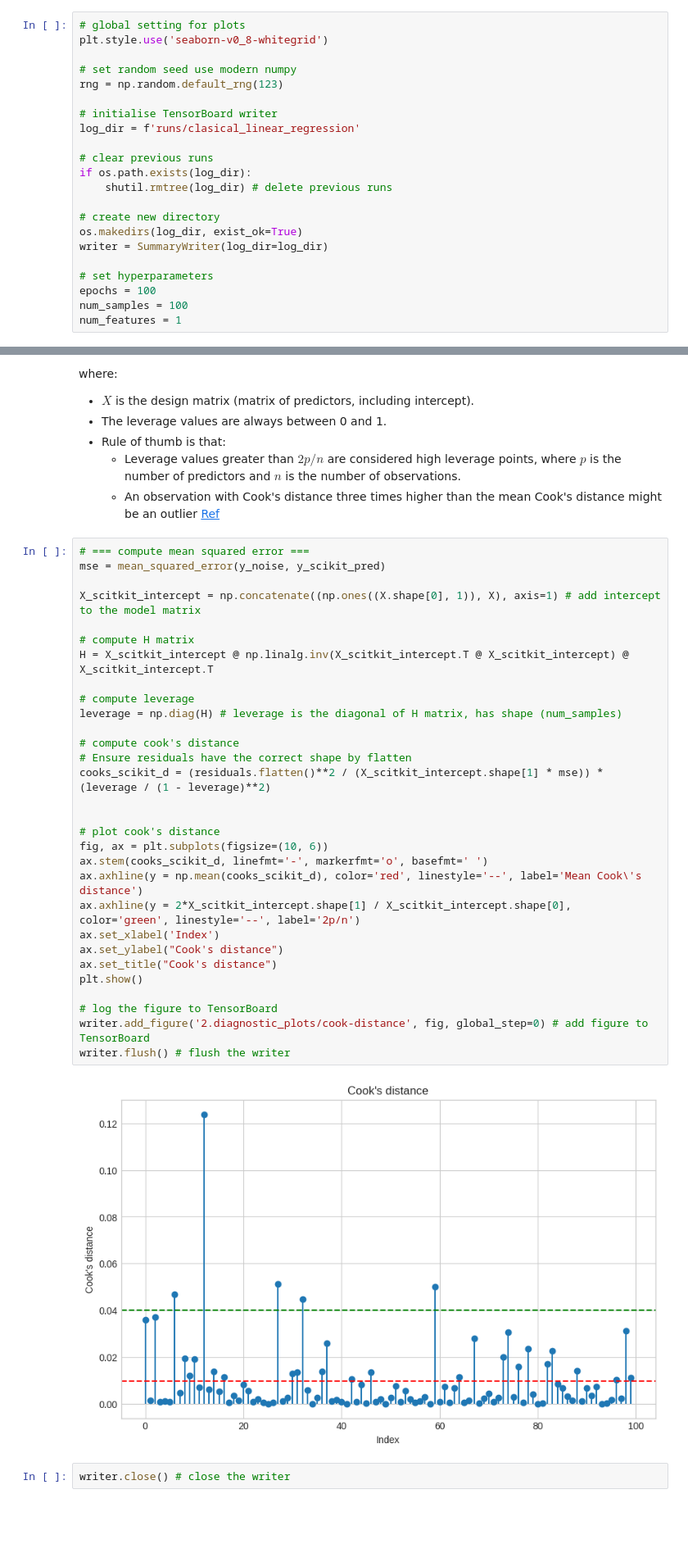
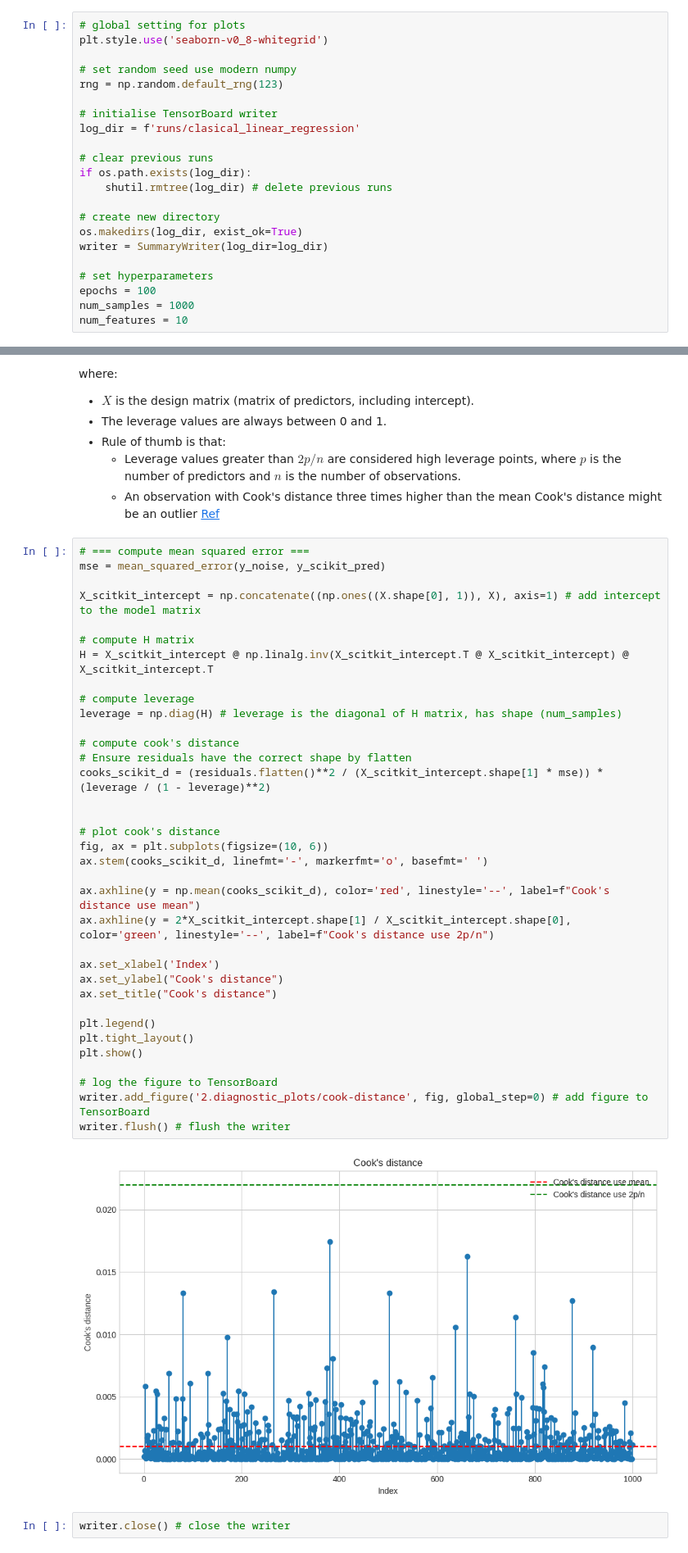
Before and after one commit to ant-analytics/torch-playground, a Jupyter notebook: notebooks/5.0-ant-classical-model-linear.ipynb, the cells around one changed output, grey strips where cells are left out. Shown at 82% size. Cells and saved outputs as stored; diff of their text form; blank space fills up the shorter version.

```diff
--- a/notebooks/5.0-ant-classical-model-linear.ipynb
+++ b/notebooks/5.0-ant-classical-model-linear.ipynb
@@ -27,8 +27,8 @@ writer = SummaryWriter(log_dir=log_dir)
 
 # set hyperparameters
 epochs = 100
-num_samples = 100
-num_features = 1
+num_samples = 1000
+num_features = 10
 # %%
 # scikit-learn library
 from sklearn.preprocessing import add_dummy_feature
@@ -235,34 +236,39 @@ where:
 # %%
 # === compute mean squared error ===
 mse = mean_squared_error(y_noise, y_scikit_pred)
 
 X_scitkit_intercept = np.concatenate((np.ones((X.shape[0], 1)), X), axis=1) # add intercept to the model matrix
 
 # compute H matrix
 H = X_scitkit_intercept @ np.linalg.inv(X_scitkit_intercept.T @ X_scitkit_intercept) @ X_scitkit_intercept.T
 
 # compute leverage
 leverage = np.diag(H) # leverage is the diagonal of H matrix, has shape (num_samples)
 
 # compute cook's distance
 # Ensure residuals have the correct shape by flatten
 cooks_scikit_d = (residuals.flatten()**2 / (X_scitkit_intercept.shape[1] * mse)) * (leverage / (1 - leverage)**2)
 
 
 # plot cook's distance
 fig, ax = plt.subplots(figsize=(10, 6))
 ax.stem(cooks_scikit_d, linefmt='-', markerfmt='o', basefmt=' ')
-ax.axhline(y = np.mean(cooks_scikit_d), color='red', linestyle='--', label='Mean Cook\'s distance')
-ax.axhline(y = 2*X_scitkit_intercept.shape[1] / X_scitkit_intercept.shape[0], color='green', linestyle='--', label='2p/n')
+
+ax.axhline(y = np.mean(cooks_scikit_d), color='red', linestyle='--', label=f"Cook's distance use mean")
+ax.axhline(y = 2*X_scitkit_intercept.shape[1] / X_scitkit_intercept.shape[0], color='green', linestyle='--', label=f"Cook's distance use 2p/n")
+
 ax.set_xlabel('Index')
 ax.set_ylabel("Cook's distance")
 ax.set_title("Cook's distance")
+
+plt.legend()
+plt.tight_layout()
 plt.show()
 
 # log the figure to TensorBoard
 writer.add_figure('2.diagnostic_plots/cook-distance', fig, global_step=0) # add figure to TensorBoard
 writer.flush() # flush the writer
 # %% [output]
-[figure, old version]
+[figure, new version]
 # %%
 writer.close() # close the writer
```
Also changed, not shown: parts of 5 cells of this notebook, 3 other files.
